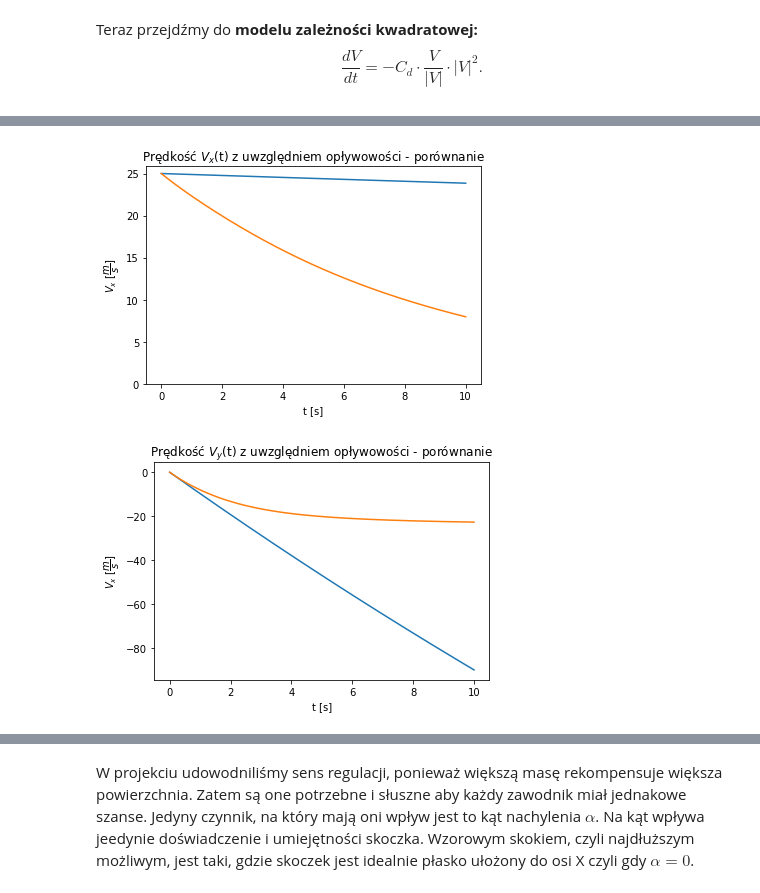
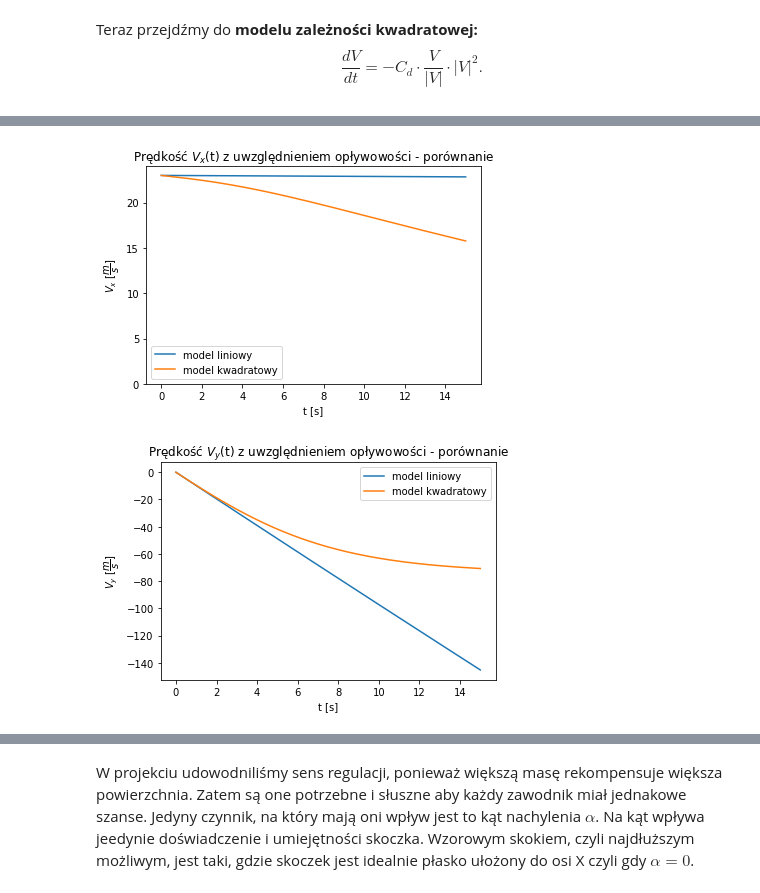
Before and after one commit to maciejratajski1999/Skoki-narciarskie, a Jupyter notebook: main.ipynb, the cells around one changed output, grey strips where cells are left out. Cells and saved outputs as stored; diff of their text form; code cells hidden in the pictures.

```diff
--- a/main.ipynb
+++ b/main.ipynb
@@ -185,8 +149,8 @@ Skoczkowi przyznamy daną masę oraz będziemy chcieli przemieszczać go po pła
 class Jumper:
 
     def __init__(self, mass):
-        self.mass = mass
-        self.area = 20
+        self.mass = mass # kg
+        self.area = 2    # m^2
         self.position = 0,0
 
     def move(self, x, y):
@@ -204,9 +168,17 @@ $|V| =  \sqrt{V_x^2+V_y^2}$ - długość wektora prędkości. !? Dobrze?
 # %%
+# delta_t im mniejsza tym bardziej dokładne przybliżenie metodą Eulera
 delta_time = 0.001
-time = numpy.arange(0,10,delta_time)
-VX, VY = [skocznia.velocity],[0]
-Cd = 0.2 / Jumper(55).mass
+time = numpy.arange(0,15,delta_time)
+
+# tworzymy skoczka o masie 55 kg
+jumper = Jumper(mass=55)
+
+# ustalmy stałą oporu jako odwrotnie proporcjonalną do masy
+Cd = 0.1 / jumper.mass
+
+# przyspieszenie g
 g = 9.81
+
 
 def linear_model(v):
     '''
@@ -216,6 +188,7 @@ def linear_model(v):
     '''
     return -Cd*v[0]*delta_time, (-Cd*v[1] - g)*delta_time
 
+VX, VY = [skocznia.velocity],[0]
 for t in time[1:]:
     x,y = linear_model((VX[-1],VY[-1]))
     VX.append(VX[-1] + x)
@@ -293,10 +271,20 @@ gdzie $\vec{c_d} = \left(C_d \cdot A \cdot \sin{\alpha}, C_d \cdot A \cdot \cos{
 # %%
 from math import sin, cos, pi
+
+# delta_t im mniejsza tym bardziej dokładne przybliżenie metodą Eulera
 delta_time = 0.001
-time = numpy.arange(0,10,delta_time)
-jumper = Jumper(55)
-Cd = 1 / jumper.mass
+time = numpy.arange(0,15,delta_time)
+
+# tworzymy skoczka o masie 55 kg
+jumper = Jumper(mass=55)
+
+# ustalmy stałą oporu jako odwrotnie proporcjonalną do masy
+Cd = 0.1 / jumper.mass
+
+# przyspieszenie g
 g = 9.81
+
+# kąt alfa, pod którym ustawiony jest skoczek w locie
 angle = pi/12
 area_coefficient = sin(angle), cos(angle)
 
@@ -330,19 +318,21 @@ for t in time[1:]:
 
 pyplot.plot(time,linear_VX)
 pyplot.plot(time,square_VX)
-pyplot.title("Prędkość $V_x$(t) z uwzględniem opływowości - porównanie")
+pyplot.legend(["model liniowy", "model kwadratowy"])
+pyplot.title("Prędkość $V_x$(t) z uwzględnieniem opływowości - porównanie")
 pyplot.xlabel("t [s]")
 pyplot.ylabel("$V_x$ [$\dfrac{m}{s}$]")
-pyplot.ylim(0)
+pyplot.ylim(0, linear_VX[0]+1)
 pyplot.show()
 # %% [output]
-[figure, old version]
+[figure, new version]
 # %%
 pyplot.plot(time,linear_VY)
 pyplot.plot(time,square_VY)
-pyplot.title("Prędkość $V_y$(t) z uwzględniem opływowości - porównanie")
+pyplot.legend(["model liniowy", "model kwadratowy"])
+pyplot.title("Prędkość $V_y$(t) z uwzględnieniem opływowości - porównanie")
 pyplot.xlabel("t [s]")
-pyplot.ylabel("$V_x$ [$\dfrac{m}{s}$]")
+pyplot.ylabel("$V_y$ [$\dfrac{m}{s}$]")
 pyplot.show()
 # %% [output]
-[figure, old version]
+[figure, new version]
```
Also changed, not shown: parts of 20 cells of this notebook, 1 other file.
